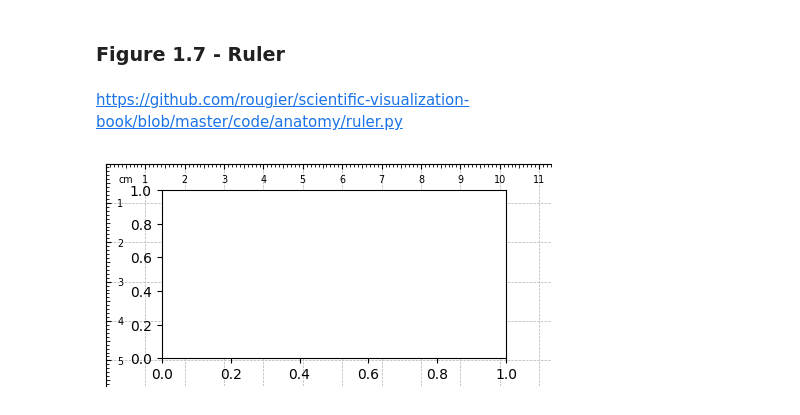
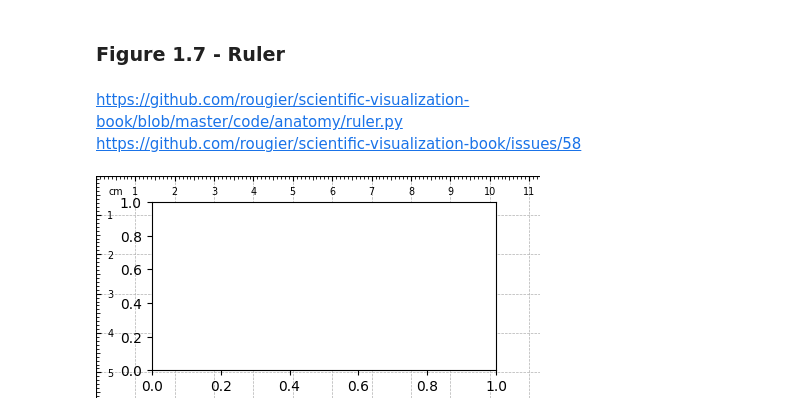
Before and after one commit to labdmitriy/sci-viz-book, a Jupyter notebook: notebooks/01-anatomy/figures.ipynb, the cells around one changed output. Cells and saved outputs as stored; diff of their text form; code cells hidden in the pictures.

```diff
--- a/notebooks/01-anatomy/figures.ipynb
+++ b/notebooks/01-anatomy/figures.ipynb
@@ -483,6 +490,7 @@ figure(600)
 ### Figure 1.7 - Ruler
 # %% [markdown]
 https://github.com/rougier/scientific-visualization-book/blob/master/code/anatomy/ruler.py
+https://github.com/rougier/scientific-visualization-book/issues/58
 # %%
 # ----------------------------------------------------------------------------
 # Title:   Scientific Visualisation - Python & Matplotlib
@@ -507,7 +515,7 @@ class Ruler:
     def show(self):
 
         if self.ax is None:
-            ax = fig.add_axes([0, 0, 1, 1], zorder=-10, facecolor="None")
+            ax = self.fig.add_axes([0, 0, 1, 1], zorder=-10, facecolor="None")
             ax.spines["right"].set_visible(False)
             ax.spines["bottom"].set_visible(False)
 
@@ -545,31 +553,31 @@ class Ruler:
         n = int(width_cm) + 1
         self.ax.set_xlim(0, width_cm)
         self.ax.set_xticks(np.arange(n))
         self.ax.set_xticklabels([""] + ["%d" % x for x in np.arange(1, n)])
 
         markersize = self.ax.xaxis.get_ticklines(True)[0].get_markersize()
         for line in self.ax.xaxis.get_ticklines(True)[2::9]:
             line.set_markersize(1.5 * markersize)
 
         n = int(height_cm) + 1
         self.ax.set_ylim(height_cm, 0)
         self.ax.set_yticks(np.arange(n))
         self.ax.set_yticklabels([""] + ["%d" % y for y in np.arange(1, n)])
 
         markersize = self.ax.yaxis.get_ticklines(True)[0].get_markersize()
         for line in self.ax.yaxis.get_ticklines(True)[1::9]:
             line.set_markersize(1.5 * markersize)
 
 
 # width = page width - left margin - right margin
 width = (14.8 - 1.5 - 2.0) / 2.54
 height = width / 2
 
 fig = plt.figure(figsize=(width, height), dpi=100)
 ax = plt.subplot()
 ruler = Ruler()
 
 plt.savefig("../../figures/01-anatomy/ruler.pdf")
 plt.show()
 # %% [output]
-[figure, old version]
+[figure, new version]
```
Also changed, not shown: parts of 15 cells of this notebook, 4 other files.
